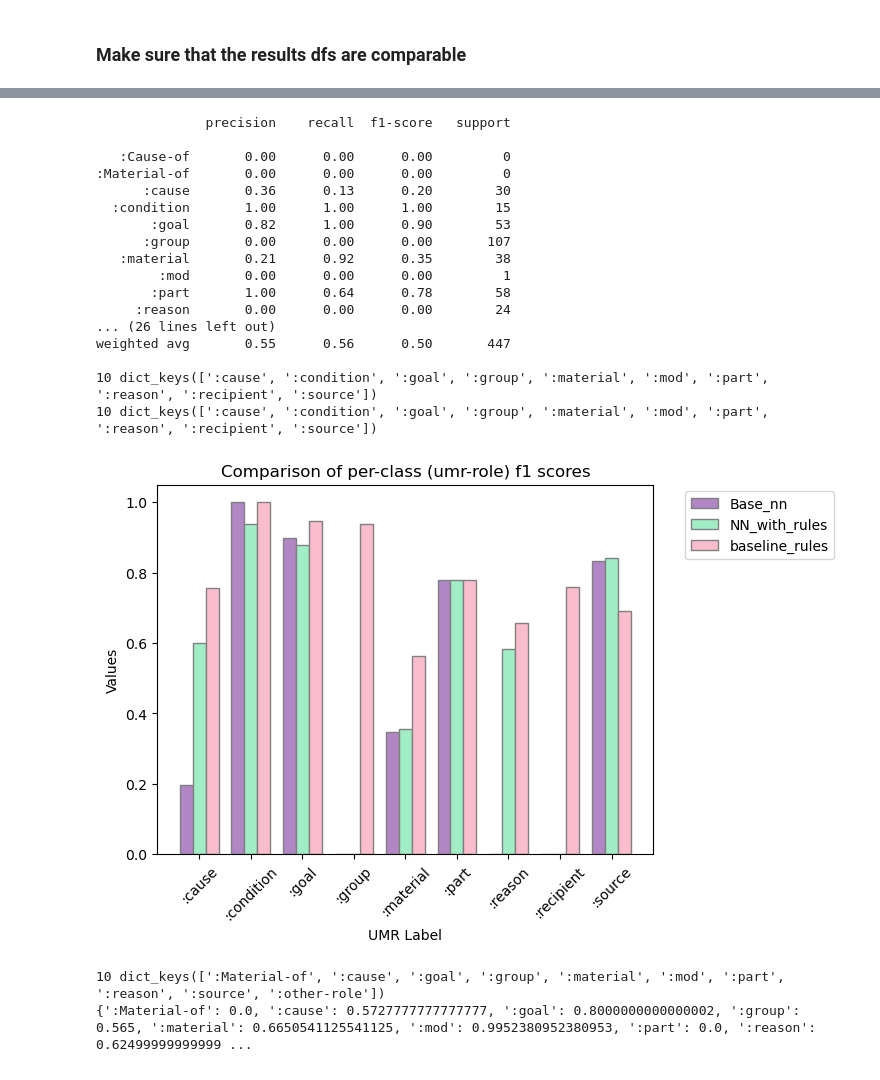
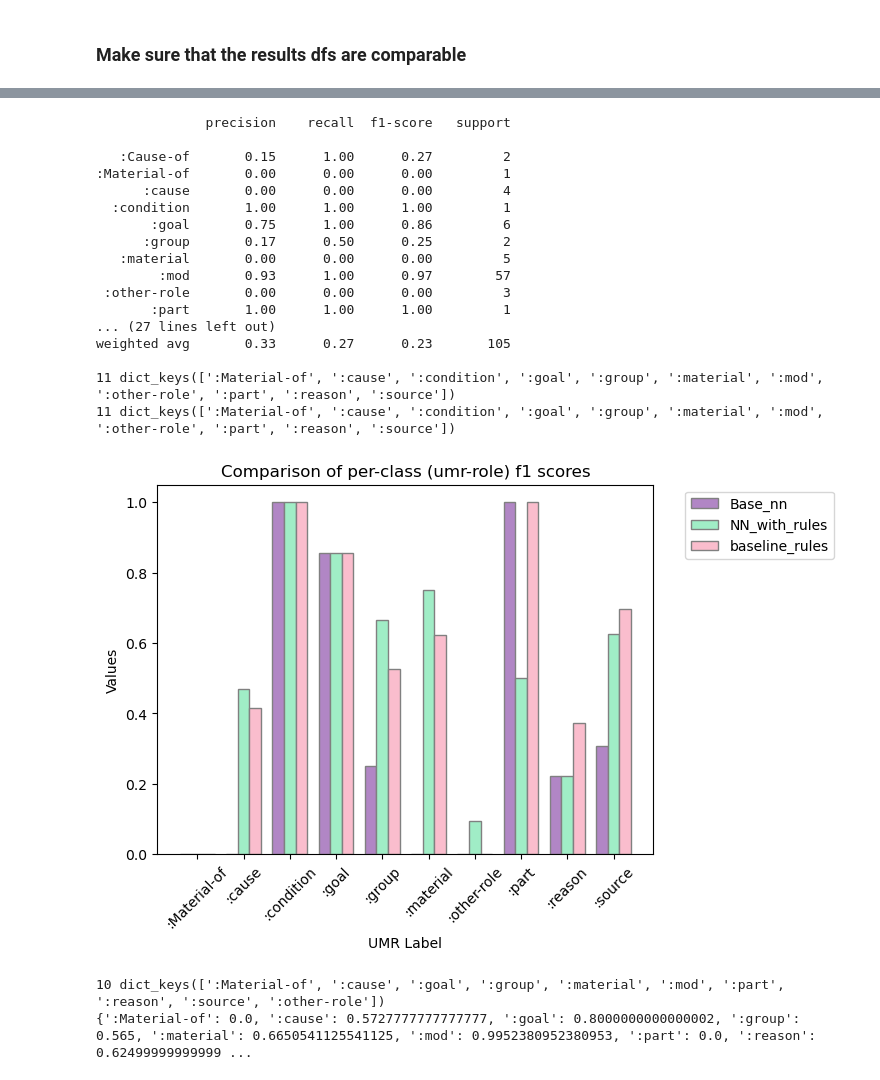
Before and after one commit to clairepost/AMRtoUMR, a Jupyter notebook: results.ipynb, the cells around one changed output, grey strips where cells are left out. Saved outputs shown, nothing was run; the diff lists cells and outputs as text; code cells hidden in the pictures.

```diff
--- a/results.ipynb
+++ b/results.ipynb
@@ -19,13 +19,23 @@ random.seed(0) # set a seed for reproducibility
 # %% [markdown]
 ### Run Models or Load in from output
 # %%
+
+##ORIGNINAL
 # baseline_output = "output/baseline_test.csv"
 # base_nn_output = "output/base_nn_test.csv"
 # nn_with_rules_output = "output/nn_with_rules_test_2.csv"
 
-baseline_output = "output/470-results/baseline_augment2_files_470.csv"
-base_nn_output = "output/470-results/base_nn.csv"
-nn_with_rules_output = "output/470-results/nn_with_rules_weights.csv"
+##Trainining on original data, evaluated on updated data
+
+# baseline_output = "output/470-results/baseline_augment2_files_470.csv"
+# base_nn_output = "output/470-results/base_nn.csv"
+# nn_with_rules_output = "output/470-results/nn_with_rules_weights.csv"
+
+
+####Training on augmented data, evaluating on original
+baseline_output = "output/470-results-inverted/baseline.csv"
+base_nn_output = "output/470-results-inverted/base_nn.csv"
+nn_with_rules_output = "output/470-results-inverted/nn_with_rules_weights.csv"
 
 num_iters = 20 # number of times to run the baseline model if not loading it in
 
@@ -253,10 +263,11 @@ def plot_dicts(model1, model2, model3):
 
 
     # Extract keys and values
-    del model1[":Material-of"]
+    # del model1[":Material-of"]
     del model1[":mod"]
     del model2[":mod"]
     del model3[":mod"]
+
     keys = list(model1.keys())
     values_model1 = list(model1.values())
     values_model2 = list(model2.values())
@@ -274,48 +285,48 @@ def plot_dicts(model1, model2, model3):
     r1 = range(len(keys))
     r2 = [x + bar_width for x in r1]
     r3 = [x + bar_width for x in r2]
 
     color_model1 = '#B186C5'  # Purple
     color_model2 = '#A0EDC6'  # Pink
     color_model3 = '#FABDCD'  # Green
 
     # Plotting
     plt.bar(r1, values_model1, color=color_model1, width=bar_width, edgecolor='grey', label='Base_nn')
     plt.bar(r2, values_model2, color=color_model2, width=bar_width, edgecolor='grey', label='NN_with_rules')
     plt.bar(r3, values_model3, color=color_model3, width=bar_width, edgecolor='grey', label='baseline_rules')
 
     # Add x-axis labels, y-axis label, and title
     plt.xlabel('UMR Label')
     plt.ylabel('Values')
     plt.title('Comparison of per-class (umr-role) f1 scores')
     plt.xticks([r + bar_width for r in range(len(keys))], keys, rotation = 45)
 
     # Add legend
     plt.legend(bbox_to_anchor=(1.05, 1), loc='upper left')
 
     # Show the plot
     plt.show()
 
 plot_dicts(get_per_class_f1(base_nn_df),get_per_class_f1(nn_with_rules_df),get_per_class_f1(baseline_df))
 # %% [output]
               precision    recall  f1-score   support
 
-   :Cause-of       0.00      0.00      0.00         0
-:Material-of       0.00      0.00      0.00         0
-      :cause       0.36      0.13      0.20        30
-  :condition       1.00      1.00      1.00        15
-       :goal       0.82      1.00      0.90        53
-      :group       0.00      0.00      0.00       107
-   :material       0.21      0.92      0.35        38
-        :mod       0.00      0.00      0.00         1
-       :part       1.00      0.64      0.78        58
-     :reason       0.00      0.00      0.00        24
-... (26 lines left out)
-weighted avg       0.55      0.56      0.50       447
+   :Cause-of       0.15      1.00      0.27         2
+:Material-of       0.00      0.00      0.00         1
+      :cause       0.00      0.00      0.00         4
+  :condition       1.00      1.00      1.00         1
+       :goal       0.75      1.00      0.86         6
+      :group       0.17      0.50      0.25         2
+   :material       0.00      0.00      0.00         5
+        :mod       0.93      1.00      0.97        57
+ :other-role       0.00      0.00      0.00         3
+       :part       1.00      1.00      1.00         1
+... (27 lines left out)
+weighted avg       0.33      0.27      0.23       105
 
-10 dict_keys([':cause', ':condition', ':goal', ':group', ':material', ':mod', ':part', ':reason', ':recipient', ':source'])
-10 dict_keys([':cause', ':condition', ':goal', ':group', ':material', ':mod', ':part', ':reason', ':recipient', ':source'])
+11 dict_keys([':Material-of', ':cause', ':condition', ':goal', ':group', ':material', ':mod', ':other-role', ':part', ':reason', ':source'])
+11 dict_keys([':Material-of', ':cause', ':condition', ':goal', ':group', ':material', ':mod', ':other-role', ':part', ':reason', ':source'])
-[figure, old version]
+[figure, new version]
 # %%
 #plot trained data of baseline (rules only)
 baseline_train_df = pd.read_csv("output/baseline_train.csv")
```
Also changed, not shown: parts of 4 cells of this notebook, 11 other files.
